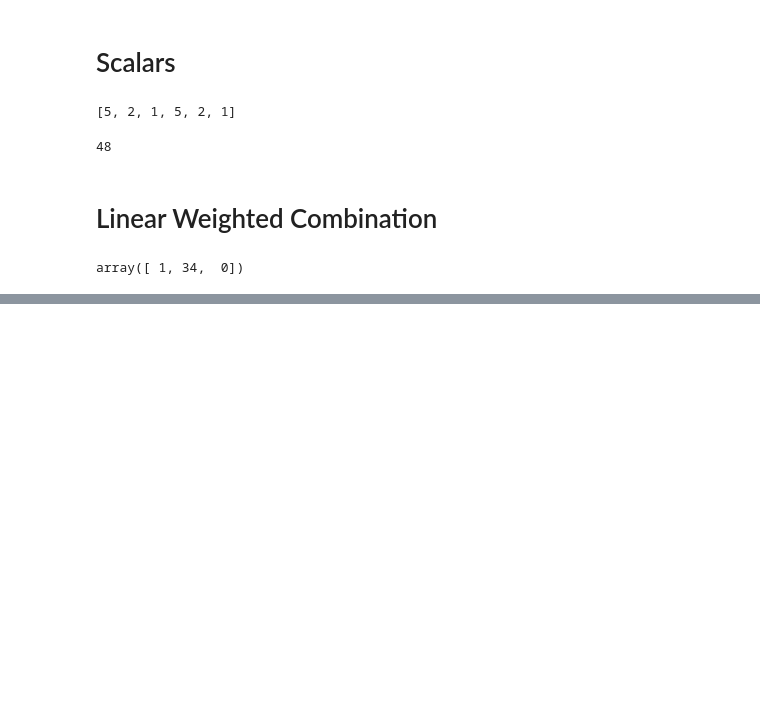
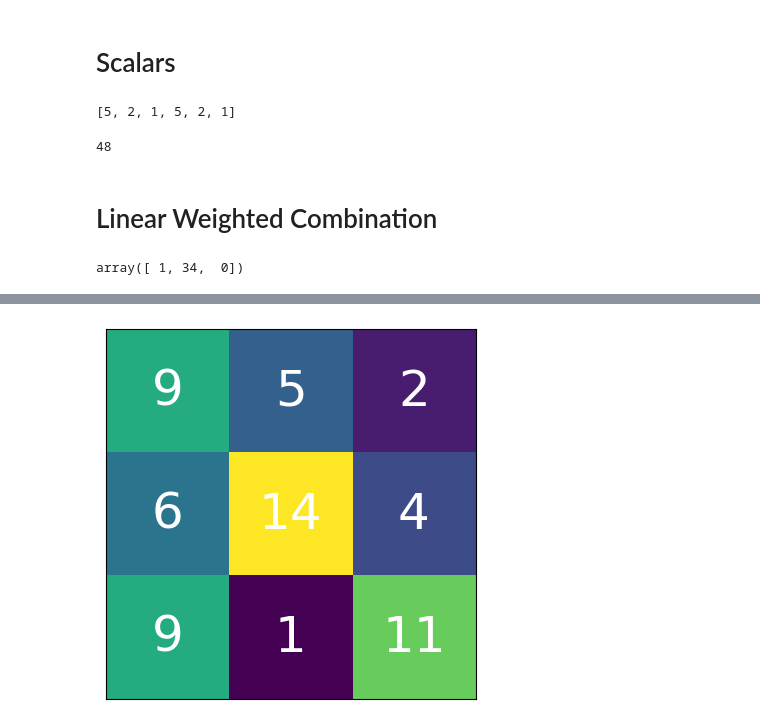
Before and after one commit to levikul09/Tutorials, a Jupyter notebook: vectors.ipynb, the cells around one changed output, grey strips where cells are left out. Drawn from its saved outputs; the diff is of its cells as text; code cells hidden in the pictures; blank space fills up the shorter version.

```diff
--- a/vectors.ipynb
+++ b/vectors.ipynb
@@ -44,0 +100,23 @@ array([ 1, 34,  0])
+# %%
+
+# Create a figure and axis
+fig, ax = plt.subplots()
+
+# Show the A as an image
+im = ax.imshow(shifted, cmap='viridis')
+
+# Add the values into the squares
+for i in range(len(shifted)):
+    for j in range(len(shifted[0])):
+        text = ax.text(j, i, shifted[i, j],
+                       ha='center', va='center', color='w', fontsize=36)
+
+ax.set_xticks([])
+ax.set_yticks([])
+
+fig.set_facecolor('none')
+
+# Display the plot
+plt.show()
+# %% [output]
+[figure, added]
```
Also changed, not shown: parts of 23 cells of this notebook, 3 other files.
